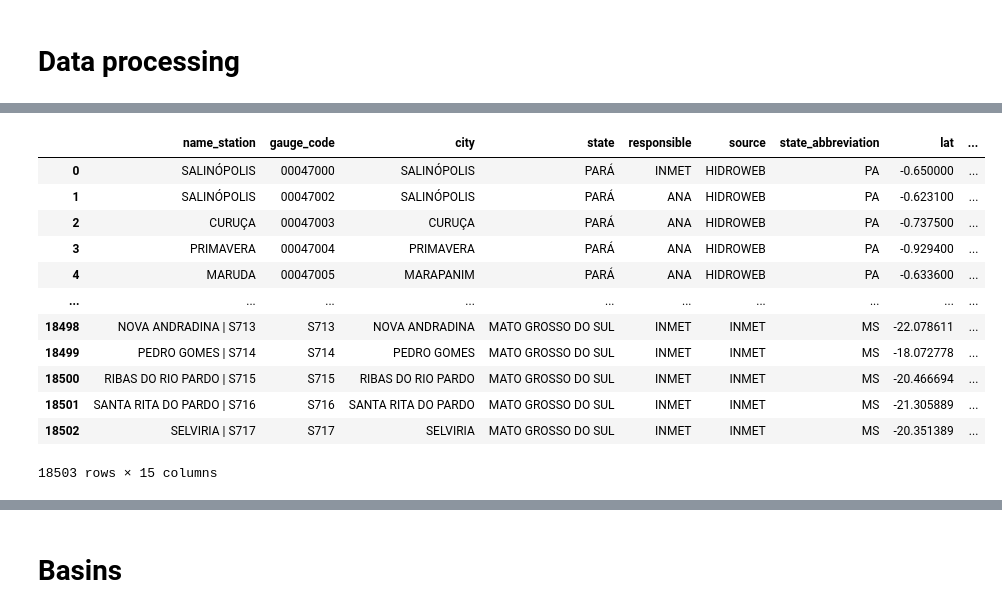
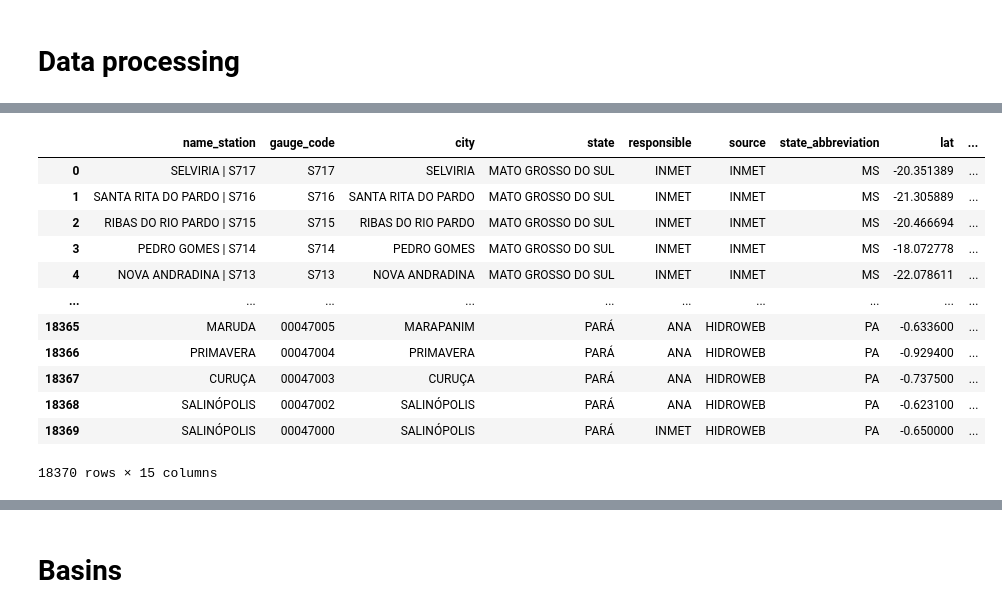
Before and after one commit to LARHENA/UFPB_Brain-D, a Jupyter notebook: Scripts e Dados/1.6 - Data summary.ipynb, the cells around one changed output, grey strips where cells are left out. Drawn from its saved outputs; the diff is of its cells as text; code cells hidden in the pictures.

```diff
--- a/Scripts e Dados/1.6 - Data summary.ipynb
+++ b/Scripts e Dados/1.6 - Data summary.ipynb
@@ -31,7 +34,7 @@ plt.style.use("seaborn-v0_8-whitegrid")
 plt.rcParams['axes.grid'] = False
 plt.rcParams['font.size'] = '10'
 # %%
-file_path = './1 - Organized data gauge/BRAZIL/BRAZIL_DAILY_1961_2024.h5'
+file_path = './1 - Organized data gauge/BRAZIL/DATASETS/BRAZIL_DAILY_1961_2024_CLEANED.h5'
 with h5py.File(file_path, 'r') as hdf:
     keys = list(hdf.keys())
     print(keys)
@@ -40,2 +43,5 @@ with h5py.File(file_path, 'r') as hdf:
 # %% [markdown]
 # Data processing
+# %%
+df_info = pd.read_hdf(file_path, key = 'table_info', encoding = 'utf-8')
+df_info
@@ -153,5 +173,0 @@ df_gauge_analysis
-# %%
-df_info = pd.read_hdf('./1 - Organized data gauge/BRAZIL/BRAZIL_DAILY_1961_2024.h5', key = 'table_info', encoding = 'utf-8')
-df_info = df_info[df_info['gauge_code'].isin(df_data['gauge_code'].unique())]
-
-df_info
@@ -172,24 +174,26 @@ df_info
+# %%
+df_gauge_analysis = pd.read_hdf(file_path, key = 'table_metrics', encoding = 'utf-8')
 # %%
 df_lat_long = df_info[df_info['gauge_code'].isin(df_data['gauge_code'].unique())]
 
 df_lat_long[['gauge_code',	'lat',	'long']].to_excel('./5 - Results/df_lat_long.xlsx', index = False, sheet_name='data')
 # %%
-df_complete_info = pd.merge(df_info, df_gauge_analysis, on='gauge_code', how = 'right')
+df_complete_info = pd.merge(df_info, df_gauge_analysis, on='gauge_code', how = 'inner')
 df_complete_info
 # %% [output]
 |  | name_station | gauge_code | city | state | responsible | source | state_abbreviation | lat | ... |
-| 0 | SALINÓPOLIS | 00047000 | SALINÓPOLIS | PARÁ | INMET | HIDROWEB | PA | -0.650000 | ... |
-| 1 | SALINÓPOLIS | 00047002 | SALINÓPOLIS | PARÁ | ANA | HIDROWEB | PA | -0.623100 | ... |
-| 2 | CURUÇA | 00047003 | CURUÇA | PARÁ | ANA | HIDROWEB | PA | -0.737500 | ... |
-| 3 | PRIMAVERA | 00047004 | PRIMAVERA | PARÁ | ANA | HIDROWEB | PA | -0.929400 | ... |
-| 4 | MARUDA | 00047005 | MARAPANIM | PARÁ | ANA | HIDROWEB | PA | -0.633600 | ... |
+| 0 | SELVIRIA | S717 | S717 | SELVIRIA | MATO GROSSO DO SUL | INMET | INMET | MS | -20.351389 | ... |
+| 1 | SANTA RITA DO PARDO | S716 | S716 | SANTA RITA DO PARDO | MATO GROSSO DO SUL | INMET | INMET | MS | -21.305889 | ... |
+| 2 | RIBAS DO RIO PARDO | S715 | S715 | RIBAS DO RIO PARDO | MATO GROSSO DO SUL | INMET | INMET | MS | -20.466694 | ... |
+| 3 | PEDRO GOMES | S714 | S714 | PEDRO GOMES | MATO GROSSO DO SUL | INMET | INMET | MS | -18.072778 | ... |
+| 4 | NOVA ANDRADINA | S713 | S713 | NOVA ANDRADINA | MATO GROSSO DO SUL | INMET | INMET | MS | -22.078611 | ... |
 | ... | ... | ... | ... | ... | ... | ... | ... | ... | ... |
-| 18498 | NOVA ANDRADINA | S713 | S713 | NOVA ANDRADINA | MATO GROSSO DO SUL | INMET | INMET | MS | -22.078611 | ... |
-| 18499 | PEDRO GOMES | S714 | S714 | PEDRO GOMES | MATO GROSSO DO SUL | INMET | INMET | MS | -18.072778 | ... |
-| 18500 | RIBAS DO RIO PARDO | S715 | S715 | RIBAS DO RIO PARDO | MATO GROSSO DO SUL | INMET | INMET | MS | -20.466694 | ... |
-| 18501 | SANTA RITA DO PARDO | S716 | S716 | SANTA RITA DO PARDO | MATO GROSSO DO SUL | INMET | INMET | MS | -21.305889 | ... |
-| 18502 | SELVIRIA | S717 | S717 | SELVIRIA | MATO GROSSO DO SUL | INMET | INMET | MS | -20.351389 | ... |
+| 18365 | MARUDA | 00047005 | MARAPANIM | PARÁ | ANA | HIDROWEB | PA | -0.633600 | ... |
+| 18366 | PRIMAVERA | 00047004 | PRIMAVERA | PARÁ | ANA | HIDROWEB | PA | -0.929400 | ... |
+| 18367 | CURUÇA | 00047003 | CURUÇA | PARÁ | ANA | HIDROWEB | PA | -0.737500 | ... |
+| 18368 | SALINÓPOLIS | 00047002 | SALINÓPOLIS | PARÁ | ANA | HIDROWEB | PA | -0.623100 | ... |
+| 18369 | SALINÓPOLIS | 00047000 | SALINÓPOLIS | PARÁ | INMET | HIDROWEB | PA | -0.650000 | ... |
-18503 rows × 15 columns
+18370 rows × 15 columns
 # %%
 def analyze_gauge_activity_by_year(df):
     # Ensure datetime is in datetime format
```
Also changed, not shown: parts of 28 cells of this notebook.
